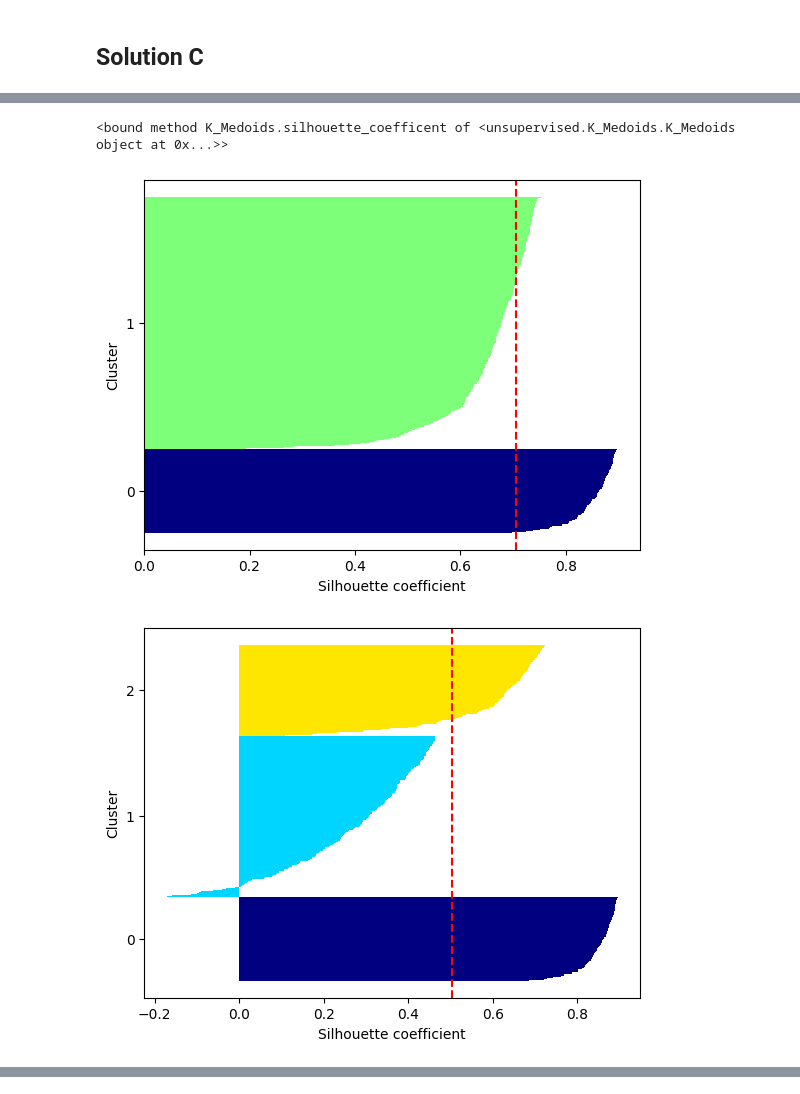
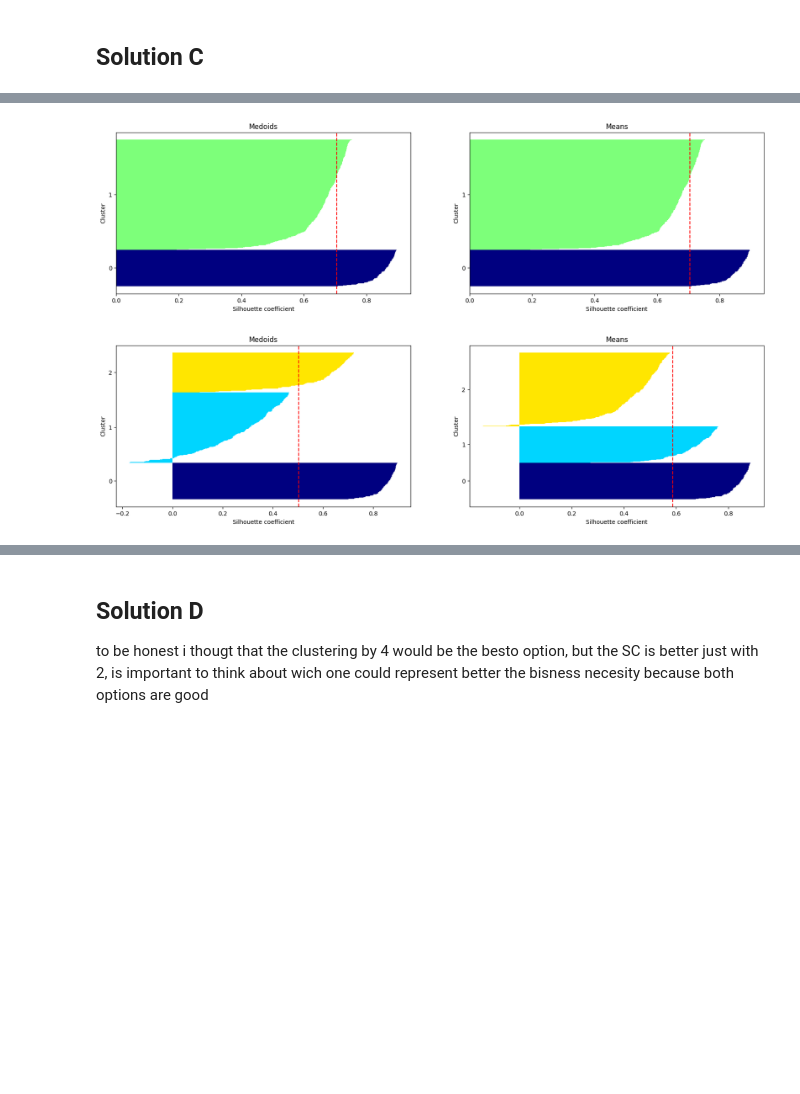
Before and after one commit to santiagomv96/Taller-2-ML-2, a Jupyter notebook: Solution5.ipynb, the cells around one changed output, grey strips where cells are left out. Drawn from its saved outputs; the diff is of its cells as text; code cells hidden in the pictures; blank space fills up the shorter version.

Commit message:
Solution6 complete

```diff
--- a/Solution5.ipynb
+++ b/Solution5.ipynb
@@ -71,16 +31,0 @@ array([3, 3, 2, 0, 1, 0, 1, 1, 1, 1, 3, 3, 1, 0, 1, 3, 1, 3, 0, 1, 2, 2,
-# %%
-avr_sc=[]
-avr_sc.append(0)
-for i in range(1,6):
-    K_medoids=K_Medoids()
-    K_medoids.fit(X=X,K=i,max_iters=1000)
-    avr_sc.append(np.average(K_medoids.silhouette_coefficent()))
-
-plt.plot(avr_sc[:])
-plt.xticks([1,2,3,4,5])
-plt.show()
-# plt.plot(avr_sc[1:])
-# plt.xlabel('Indices')
-# plt.ylabel('Valores')
-# plt.title('Mi Gráfico de Línea')
-# plt.show()
@@ -89,34 +32,47 @@ plt.show()
-# %%
-K_medoids.silhouette_coefficent
-# %% [output]
-<bound method K_Medoids.silhouette_coefficent of <unsupervised.K_Medoids.K_Medoids object at 0x...>>
 # %%
-from sklearn.metrics import silhouette_samples, silhouette_score
-from matplotlib import cm
-
 for n_clusters in range(2,6):
+    fig, axs = plt.subplots(1, 2, figsize=(20, 5))
     K_medoids2=K_Medoids()
     labels=K_medoids2.fit_transform(X=X,K=n_clusters,max_iters=1000)
     silhouette_vals = silhouette_samples(X, labels, metric='euclidean')
     silhouette_avg = silhouette_score(X, labels, metric='euclidean')
-
     y_lower, y_upper = 0, 0
     yticks = []
     for i, cluster in enumerate(np.unique(labels)):
         cluster_silhouette_vals = silhouette_vals[labels == cluster]
         cluster_silhouette_vals.sort()
         y_upper += len(cluster_silhouette_vals)
         color = cm.jet(float(i) / n_clusters)
-        plt.barh(range(y_lower, y_upper), cluster_silhouette_vals, height=1.0,
+        axs[0].barh(range(y_lower, y_upper), cluster_silhouette_vals, height=1.0,
                 edgecolor='none', color=color)
         yticks.append((y_lower + y_upper) / 2.)
         y_lower += len(cluster_silhouette_vals)
+    axs[0].axvline(silhouette_avg, color="red", linestyle="--")
+    axs[0].set_yticks(yticks,np.unique(labels))
+    axs[0].set_ylabel('Cluster')
+    axs[0].set_xlabel('Silhouette coefficient')
+    axs[0].set_title('Medoids')
 
-    plt.axvline(silhouette_avg, color="red", linestyle="--")
-    plt.yticks(yticks, np.unique(labels))
-    plt.ylabel('Cluster')
-    plt.xlabel('Silhouette coefficient')
-    plt.show()
+    K_means=K_Means()
+    labels=K_means.fit_transform(X=X,K=n_clusters,max_iters=1000)
+    silhouette_vals = silhouette_samples(X, labels, metric='euclidean')
+    silhouette_avg = silhouette_score(X, labels, metric='euclidean')
+    y_lower, y_upper = 0, 0
+    yticks = []
+    for i, cluster in enumerate(np.unique(labels)):
+        cluster_silhouette_vals = silhouette_vals[labels == cluster]
+        cluster_silhouette_vals.sort()
+        y_upper += len(cluster_silhouette_vals)
+        color = cm.jet(float(i) / n_clusters)
+        axs[1].barh(range(y_lower, y_upper), cluster_silhouette_vals, height=1.0,
+                edgecolor='none', color=color)
+        yticks.append((y_lower + y_upper) / 2.)
+        y_lower += len(cluster_silhouette_vals)
+    axs[1].axvline(silhouette_avg, color="red", linestyle="--")
+    axs[1].set_yticks(yticks,np.unique(labels))
+    axs[1].set_ylabel('Cluster')
+    axs[1].set_xlabel('Silhouette coefficient')
+    axs[1].set_title('Means')
 # %% [output]
-[figure, old version]
+[figure, new version]
-[figure, old version]
+[figure, new version]
@@ -124,0 +81,3 @@ for n_clusters in range(2,6):
+# %% [markdown]
+## Solution D
+to be honest i thougt that the clustering by 4 would be the besto option, but the SC is better just with 2, is important to think about wich one could represent better the bisness necesity because both options are good
```
Also changed, not shown: parts of 7 cells of this notebook, 1 other file.
